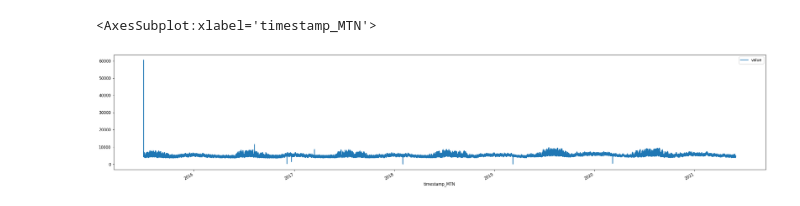
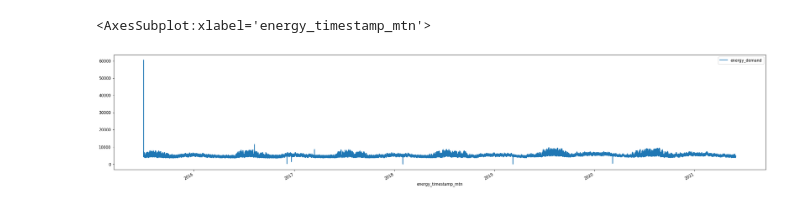
Before and after one commit to mharty3/energy_data_capstone, a Jupyter notebook: 05_model_training/01_EDA.ipynb, the cells around one changed output. Saved outputs shown, nothing was run; the diff lists cells and outputs as text; code cells hidden in the pictures.

```diff
--- a/05_model_training/01_EDA.ipynb
+++ b/05_model_training/01_EDA.ipynb
@@ -6,6 +7,6 @@ import pandas as pd
 # %%
 client = bigquery.Client()
-q = "SELECT * FROM `mlops-zoomcamp-354700.energy_data_prod.fact_eia_demand_historical`"
+q = "SELECT * FROM `mlops-zoomcamp-354700.energy_data_prod.joined_temp_and_demand`"
 df_raw = pd.read_gbq(q, project_id='mlops-zoomcamp-354700')
 df_raw.head()
 # %% [output]
@@ -35,7 +102,7 @@ memory usage: 3.3+ MB
 # %%
-df_train_raw = df_raw[df_raw['timestamp_MTN'] < pd.to_datetime('2021-06-01')]
-df_train_raw.plot(x='timestamp_MTN', y='value', figsize=(30, 6))
+df_train_raw = df_raw[df_raw['energy_timestamp_mtn'] < pd.to_datetime('2021-06-01')]
+df_train_raw.plot(x='energy_timestamp_mtn', y='energy_demand', figsize=(30, 6))
 # %% [output]
-<AxesSubplot:xlabel='timestamp_MTN'>
+<AxesSubplot:xlabel='energy_timestamp_mtn'>
-[figure, old version]
+[figure, new version]
 # %%
```
Also changed, not shown: parts of 21 cells of this notebook, 1 other file.
